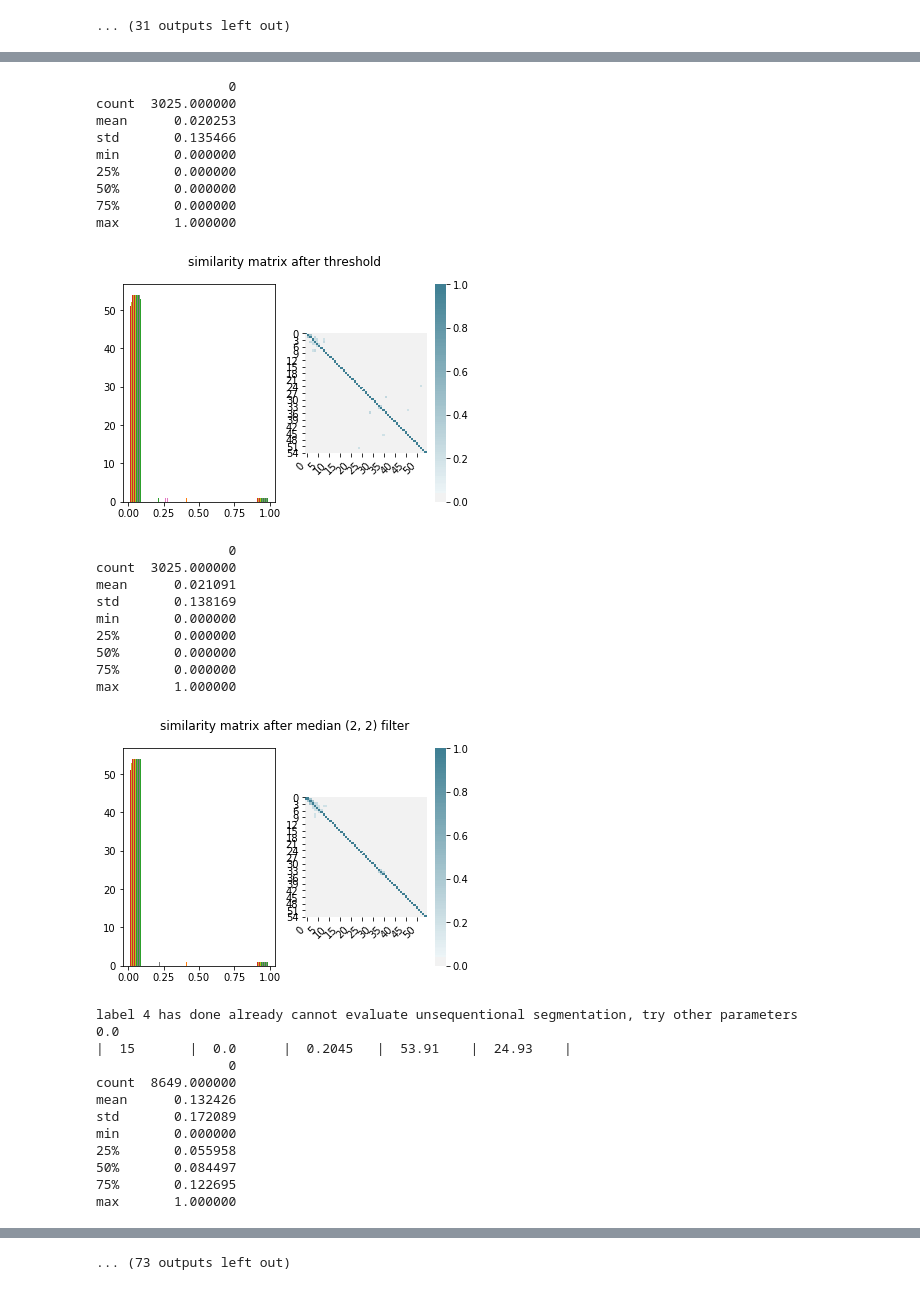
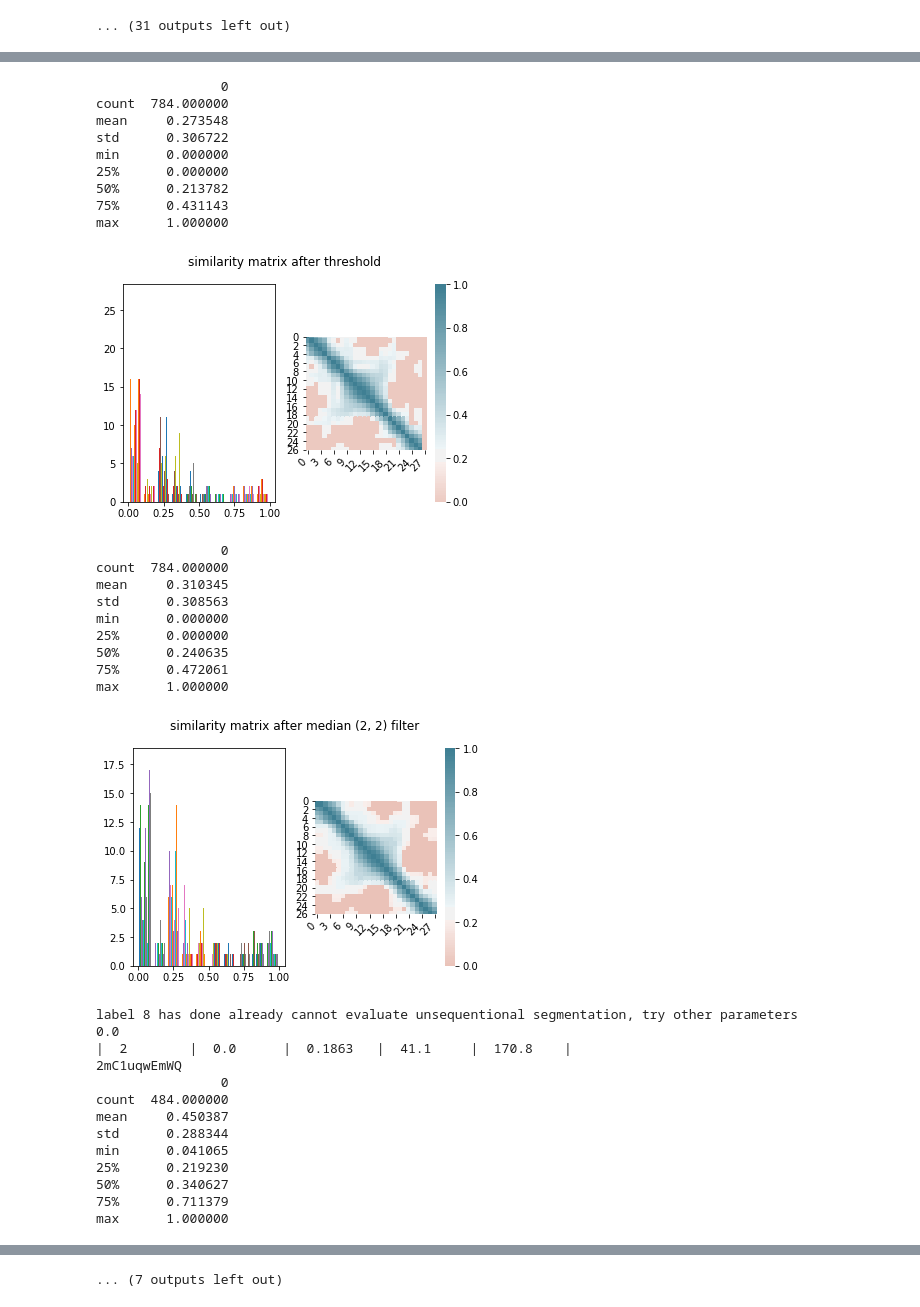
Before and after one commit to yanivohayon8/CLMN7-DSC-PROJECT, a Jupyter notebook: poc/5-yaniv-bayesianoptimization.ipynb, the cells around one changed output, grey strips where cells are left out. Saved outputs shown, nothing was run; the diff lists cells and outputs as text; code cells hidden in the pictures.

```diff
--- a/poc/5-yaniv-bayesianoptimization.ipynb
+++ b/poc/5-yaniv-bayesianoptimization.ipynb
@@ -205,8 +206,8 @@ optimizer_MkiUBJcgdUY = BayesianOptimization(
 optimizer_MkiUBJcgdUY.set_bounds(new_bounds={'step_size':(10,60),'window_size':(20,200),'sim_thresh':(0,1)})
 # %%
 optimizer_MkiUBJcgdUY.maximize(
-    init_points = 4,
-    n_iter=10
+    init_points = 1,
+    n_iter=0
 )
 # %% [output]
 |   iter    |  target   | sim_th... | step_size | window... |
@@ -224,32 +226,33 @@ max       1.000000
-                 0
-count  3025.000000
-mean      0.020253
-std       0.135466
-min       0.000000
-25%       0.000000
-50%       0.000000
-75%       0.000000
-max       1.000000
+                0
+count  784.000000
+mean     0.273548
+std      0.306722
+min      0.000000
+25%      0.000000
+50%      0.213782
+75%      0.431143
+max      1.000000
-[figure, old version]
+[figure, new version]
-                 0
-count  3025.000000
-mean      0.021091
-std       0.138169
-min       0.000000
-25%       0.000000
-50%       0.000000
-75%       0.000000
-max       1.000000
+                0
+count  784.000000
+mean     0.310345
+std      0.308563
+min      0.000000
+25%      0.000000
+50%      0.240635
+75%      0.472061
+max      1.000000
-[figure, old version]
+[figure, new version]
-label 4 has done already cannot evaluate unsequentional segmentation, try other parameters
+label 8 has done already cannot evaluate unsequentional segmentation, try other parameters
 0.0
-|  15       |  0.0      |  0.2045   |  53.91    |  24.93    |
-                 0
-count  8649.000000
-mean      0.132426
-std       0.172089
-min       0.000000
-25%       0.055958
-50%       0.084497
-75%       0.122695
-max       1.000000
+|  2        |  0.0      |  0.1863   |  41.1     |  170.8    |
+2mC1uqwEmWQ
+                0
+count  484.000000
+mean     0.450387
+std      0.288344
+min      0.041065
+25%      0.219230
+50%      0.340627
+75%      0.711379
+max      1.000000
@@ -277,4 +280,4 @@ max       1.000000
-... (73 outputs left out)
+... (7 outputs left out)
 # %%
 for i, res in enumerate(optimizer_MkiUBJcgdUY.res):
     print("Iteration {}: \n\t{}".format(i, res))
```
Also changed, not shown: parts of 3 cells of this notebook, 11 other files.
